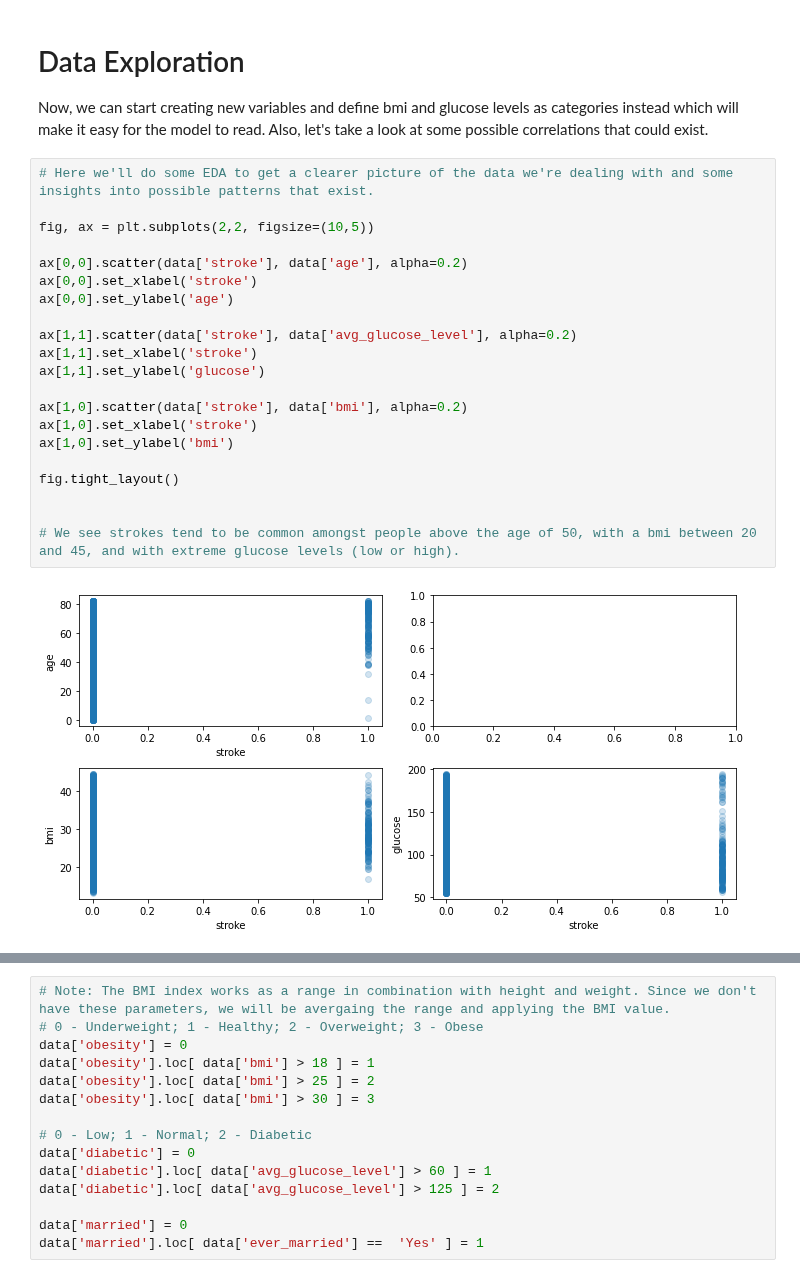
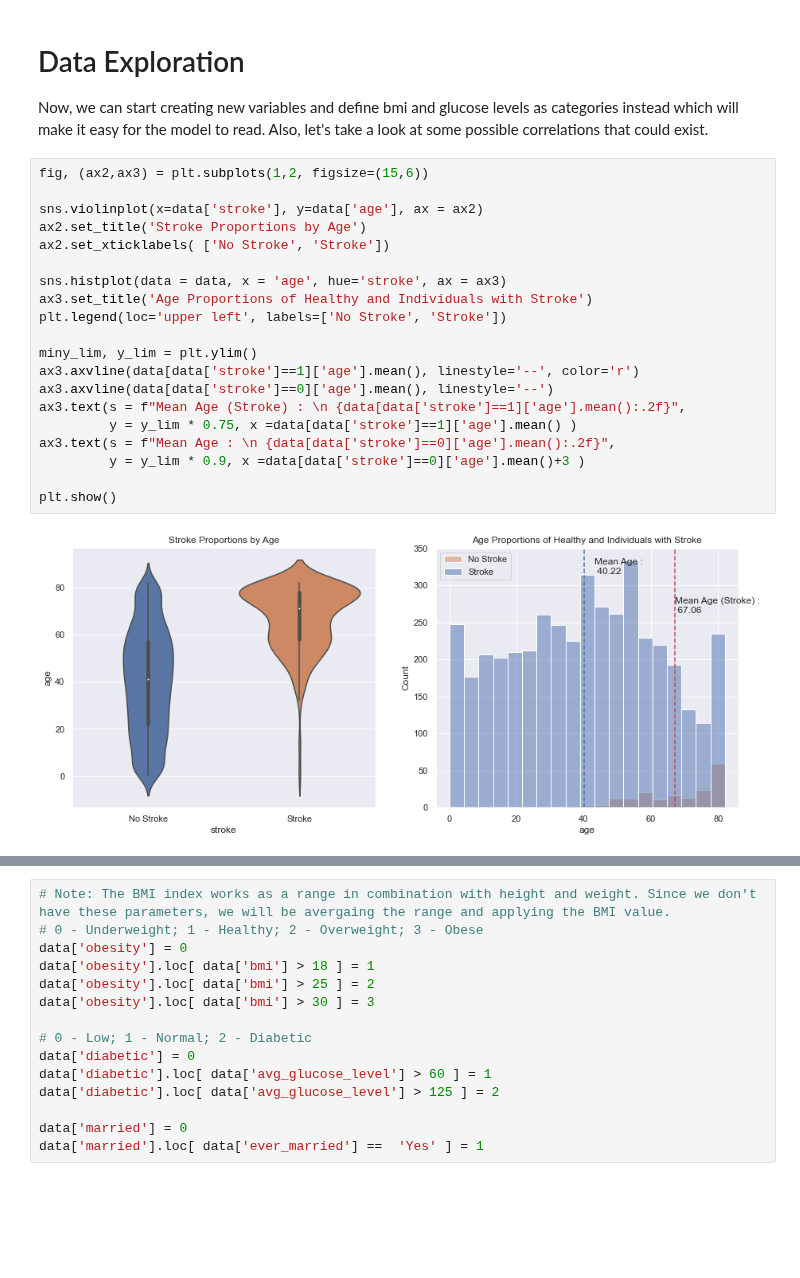
Before and after one commit to Harsh-2420/kaggle, a Jupyter notebook: Stroke Prediction/stroke-analysis.ipynb, the cells around one changed output, grey strips where cells are left out. Drawn from its saved outputs; the diff is of its cells as text; blank space fills up the shorter version.

```diff
--- a/Stroke Prediction/stroke-analysis.ipynb
+++ b/Stroke Prediction/stroke-analysis.ipynb
@@ -126,26 +129,25 @@ Looking closer at the data, we find that there are over 140 entries with childre
 
 Now, we can start creating new variables and define bmi and glucose levels as categories instead which will make it easy for the model to read.
 Also, let's take a look at some possible correlations that could exist.
-# %%
-# Here we'll do some EDA to get a clearer picture of the data we're dealing with and some insights into possible patterns that exist.
-
-fig, ax = plt.subplots(2,2, figsize=(10,5))
-
-ax[0,0].scatter(data['stroke'], data['age'], alpha=0.2)
-ax[0,0].set_xlabel('stroke')
-ax[0,0].set_ylabel('age')
-
-ax[1,1].scatter(data['stroke'], data['avg_glucose_level'], alpha=0.2)
-ax[1,1].set_xlabel('stroke')
-ax[1,1].set_ylabel('glucose')
-
-ax[1,0].scatter(data['stroke'], data['bmi'], alpha=0.2)
-ax[1,0].set_xlabel('stroke')
-ax[1,0].set_ylabel('bmi')
-
-fig.tight_layout()
-
-
-# We see strokes tend to be common amongst people above the age of 50, with a bmi between 20 and 45, and with extreme glucose levels (low or high).
-# %% [output]
-[figure, removed]
+# %%
+fig, (ax2,ax3) = plt.subplots(1,2, figsize=(15,6))
+
+sns.violinplot(x=data['stroke'], y=data['age'], ax = ax2)
+ax2.set_title('Stroke Proportions by Age')
+ax2.set_xticklabels( ['No Stroke', 'Stroke'])
+
+sns.histplot(data = data, x = 'age', hue='stroke', ax = ax3)
+ax3.set_title('Age Proportions of Healthy and Individuals with Stroke')
+plt.legend(loc='upper left', labels=['No Stroke', 'Stroke'])
+
+miny_lim, y_lim = plt.ylim()
+ax3.axvline(data[data['stroke']==1]['age'].mean(), linestyle='--', color='r')
+ax3.axvline(data[data['stroke']==0]['age'].mean(), linestyle='--')
+ax3.text(s = f"Mean Age (Stroke) : \n {data[data['stroke']==1]['age'].mean():.2f}",
+         y = y_lim * 0.75, x =data[data['stroke']==1]['age'].mean() )
+ax3.text(s = f"Mean Age : \n {data[data['stroke']==0]['age'].mean():.2f}",
+         y = y_lim * 0.9, x =data[data['stroke']==0]['age'].mean()+3 )
+
+plt.show()
+# %% [output]
+[figure, added]
```
Also changed, not shown: parts of 4 cells of this notebook.
